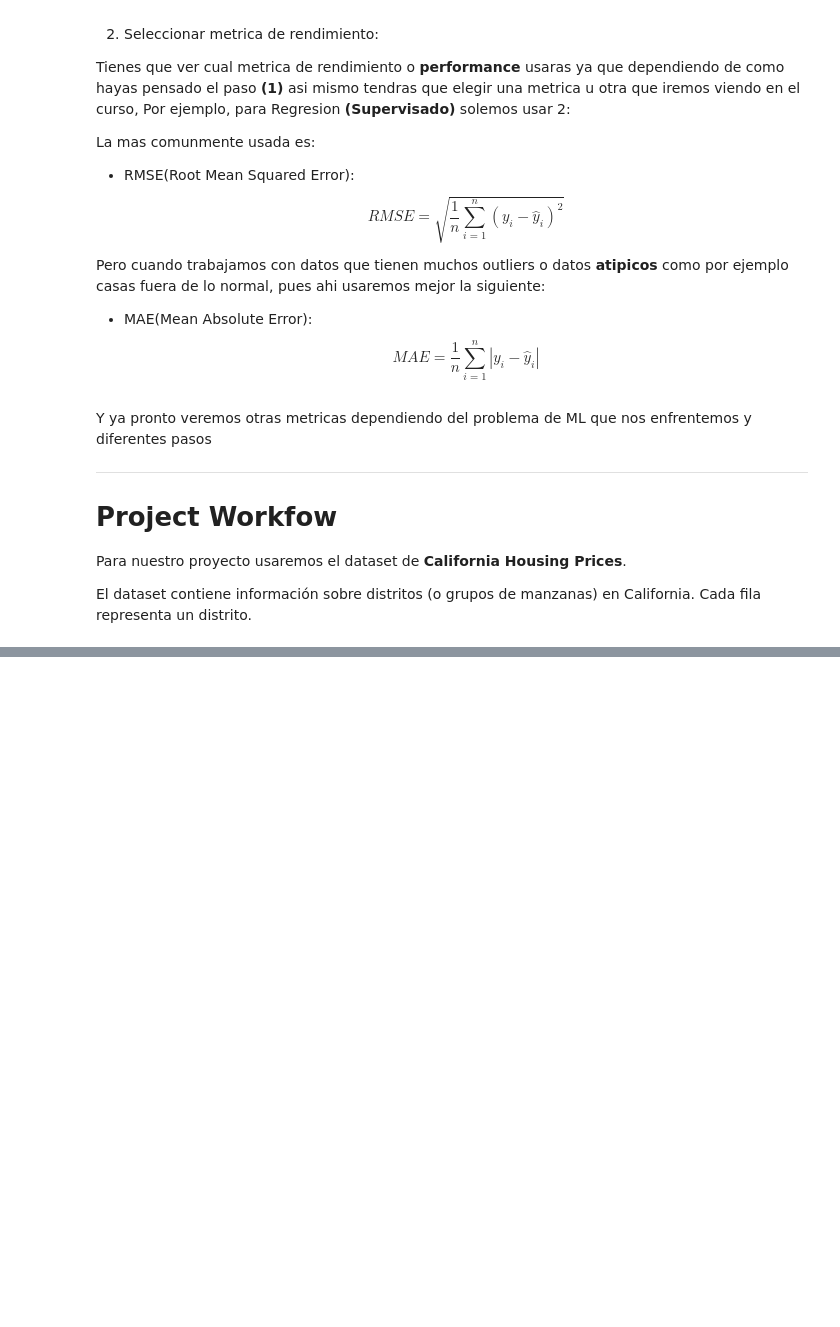
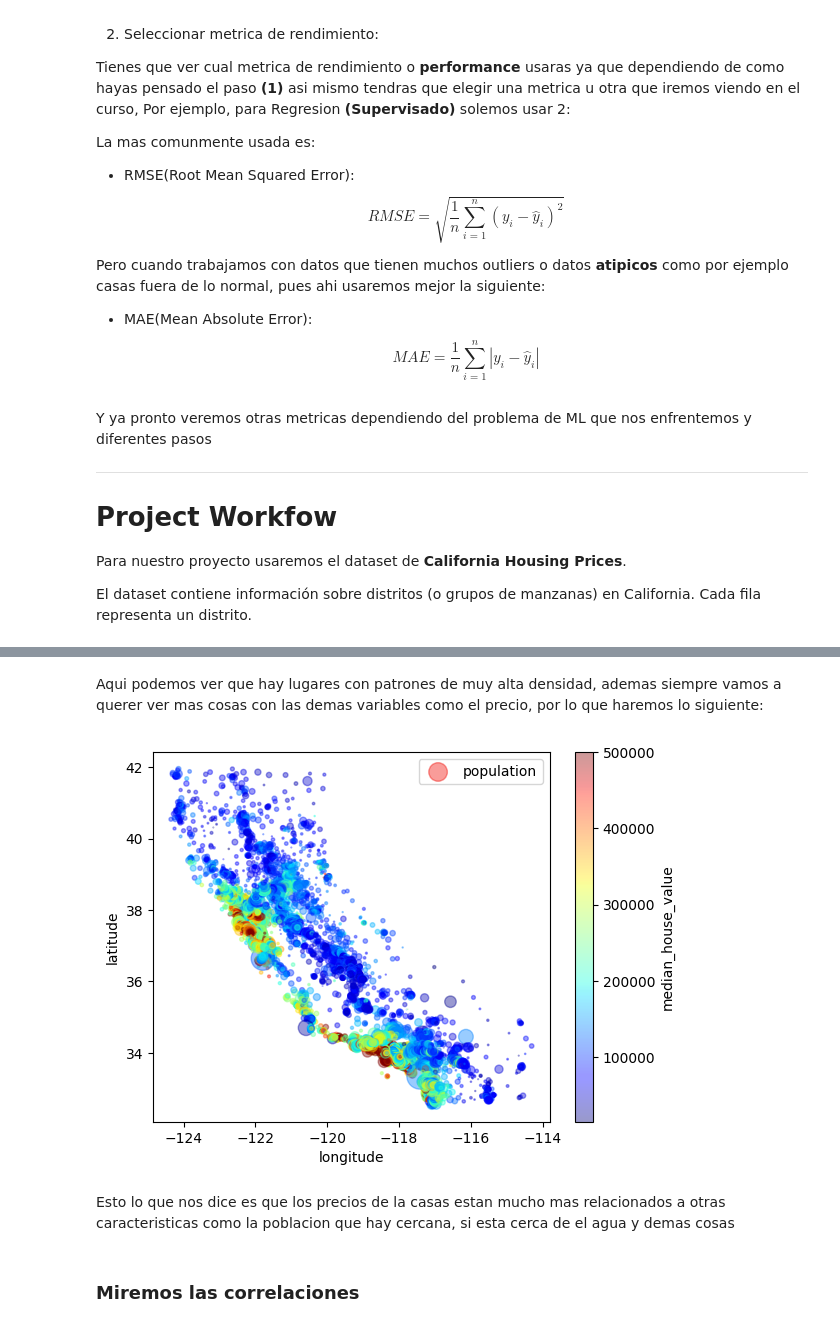
Before and after one commit to pxtroniwnl/machine-learning, a Jupyter notebook: End-to-end-ml-02.ipynb, the cells around one changed output, grey strips where cells are left out. Cells and saved outputs as stored; diff of their text form; code cells hidden in the pictures; blank space fills up the shorter version.

```diff
--- a/End-to-end-ml-02.ipynb
+++ b/End-to-end-ml-02.ipynb
@@ -35,0 +136,15 @@ El dataset contiene información sobre distritos (o grupos de manzanas) en Calif
+# %% [markdown]
+Aqui podemos ver que hay lugares con patrones de muy alta densidad, ademas siempre vamos a querer ver mas cosas con las demas variables como el precio, por lo que haremos lo siguiente:
+# %%
+housing.plot(kind="scatter",x="longitude",y="latitude",alpha=0.4,
+             s=housing["population"]/100, label="population",
+             c="median_house_value",cmap=plt.get_cmap("jet"),
+             colorbar=True)
+plt.legend()
+plt.show()
+# %% [output]
+[figure, added]
+# %% [markdown]
+Esto lo que nos dice es que los precios de la casas estan mucho mas relacionados a otras caracteristicas como la poblacion que hay cercana, si esta cerca de el agua y demas cosas
+# %% [markdown]
+### Miremos las correlaciones
```
Also changed, not shown: parts of 72 cells of this notebook.
